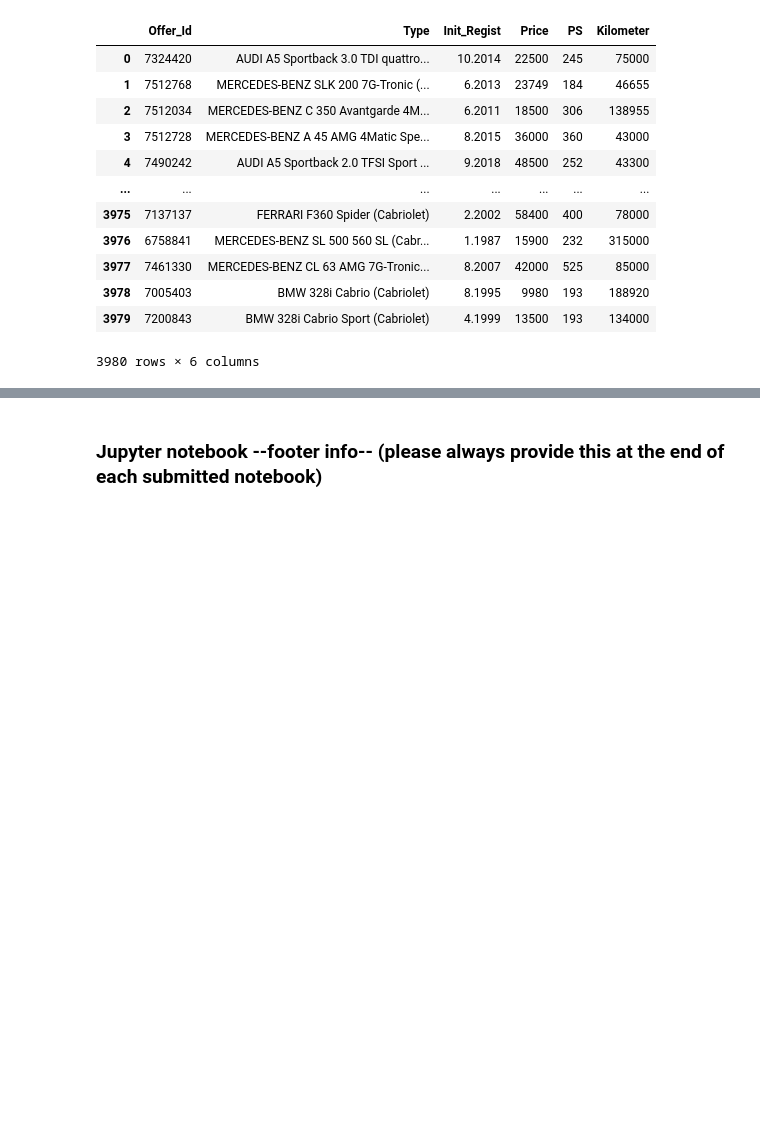
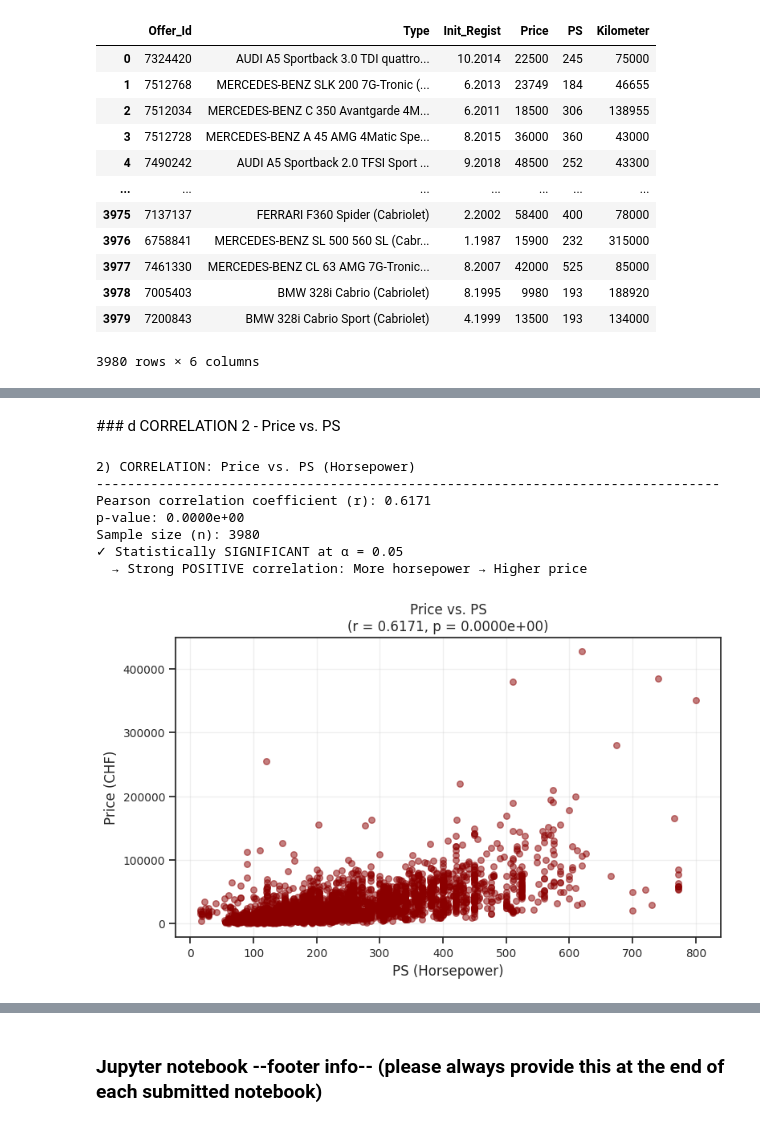
Before and after one commit to RON-000000/data_analytics, a Jupyter notebook: Week_07/correlation_analysis.ipynb, the cells around one changed output, grey strips where cells are left out. Saved outputs shown, nothing was run; the diff lists cells and outputs as text; code cells hidden in the pictures; blank space fills up the shorter version.

```diff
--- a/Week_07/correlation_analysis.ipynb
+++ b/Week_07/correlation_analysis.ipynb
@@ -236,0 +331,46 @@ Number of rows and columns: (3980, 6)
+# %% [markdown]
+### d CORRELATION 2 - Price vs. PS
+# %%
+print("2) CORRELATION: Price vs. PS (Horsepower)")
+print("-" * 80)
+
+# Perform Pearson correlation
+res_price_ps = scipy.stats.pearsonr(df_cars['Price'], df_cars['PS'])
+
+print(f"Pearson correlation coefficient (r): {res_price_ps[0]:.4f}")
+print(f"p-value: {res_price_ps[1]:.4e}")
+print(f"Sample size (n): {len(df_cars)}")
+
+# Interpretation
+if res_price_ps[1] < alpha:
+    print(f"✓ Statistically SIGNIFICANT at α = 0.05")
+    if res_price_ps[0] < 0:
+        print(f"  → Strong NEGATIVE correlation: More horsepower → Lower price")
+    else:
+        print(f"  → Strong POSITIVE correlation: More horsepower → Higher price")
+else:
+    print(f"✗ NOT statistically significant at α = 0.05")
+
+print()
+
+# Scatterplot
+fig, ax = plt.subplots(figsize=(8, 5))
+ax.scatter(df_cars['PS'], df_cars['Price'], alpha=0.5, s=30, color='darkred')
+ax.set_xlabel('PS (Horsepower)', fontsize=12)
+ax.set_ylabel('Price (CHF)', fontsize=12)
+ax.set_title(f'Price vs. PS\n(r = {res_price_ps[0]:.4f}, p = {res_price_ps[1]:.4e})',
+             fontsize=12)
+ax.grid(True, alpha=0.3)
+plt.tight_layout()
+plt.show()
+
+print()
+# %% [output]
+2) CORRELATION: Price vs. PS (Horsepower)
+--------------------------------------------------------------------------------
+Pearson correlation coefficient (r): 0.6171
+p-value: 0.0000e+00
+Sample size (n): 3980
+✓ Statistically SIGNIFICANT at α = 0.05
+  → Strong POSITIVE correlation: More horsepower → Higher price
+[figure, added]
```
Also changed, not shown: parts of 9 cells of this notebook, 1 other file.
